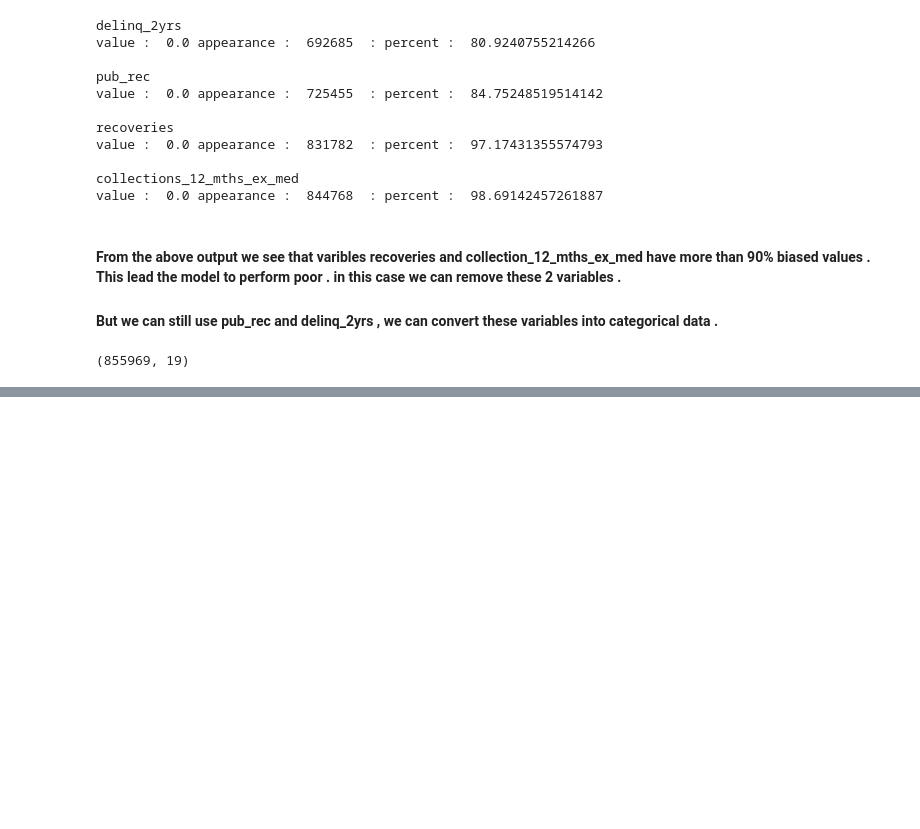
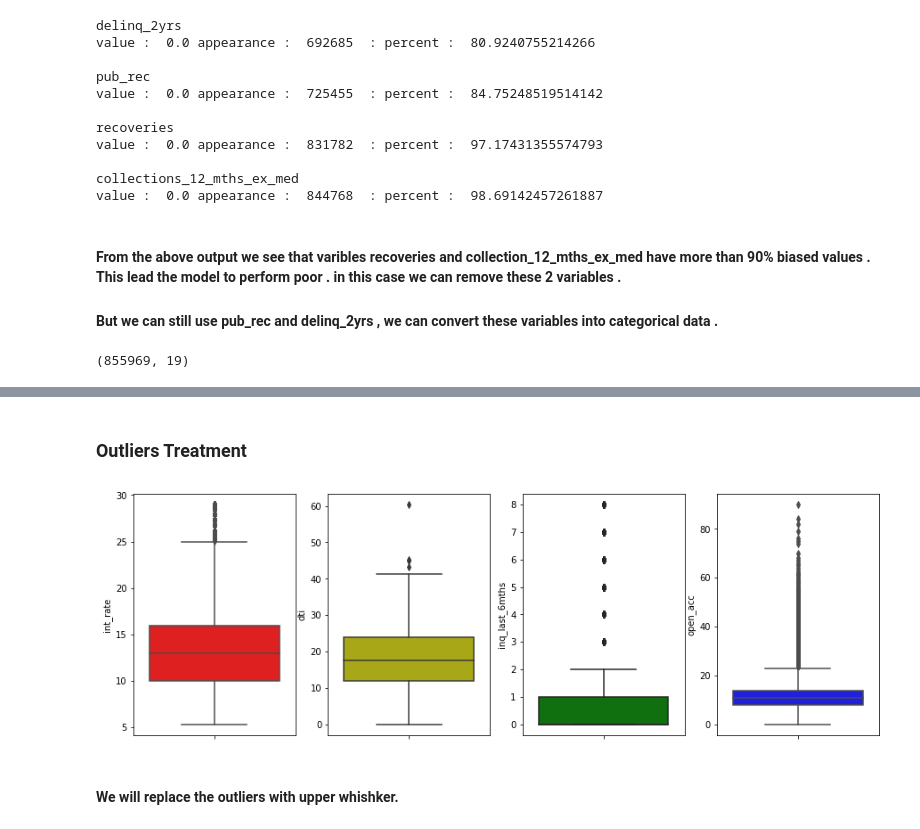
Before and after one commit to kushal9090/Data-Science-Final-Project-on-Loan-Default, a Jupyter notebook: Underwritting.ipynb, the cells around one changed output, grey strips where cells are left out. Drawn from its saved outputs; the diff is of its cells as text; code cells hidden in the pictures; blank space fills up the shorter version.

```diff
--- a/Underwritting.ipynb
+++ b/Underwritting.ipynb
@@ -317,0 +486,24 @@ df_copy.shape
+# %% [markdown]
+<h3>Outliers Treatment</h3>
+# %%
+plt.figure(1)
+plt.subplot(141)
+sns.boxplot(df_copy["int_rate"] , orient="v" , color="r")
+
+plt.figure(1)
+plt.subplot(142)
+sns.boxplot(df_copy["dti"] , orient="v" , color="y")
+
+plt.figure(1)
+plt.subplot(143)
+sns.boxplot(df_copy["inq_last_6mths"] , orient="v" , color="g")
+
+plt.figure(1)
+plt.subplot(144)
+sns.boxplot(df_copy["open_acc"] , orient="v" , color="b")
+
+plt.show()
+# %% [output]
+[figure, added]
+# %% [markdown]
+<h4>We will replace the outliers with upper whishker.</h4>
```
Also changed, not shown: parts of 23 cells of this notebook.
